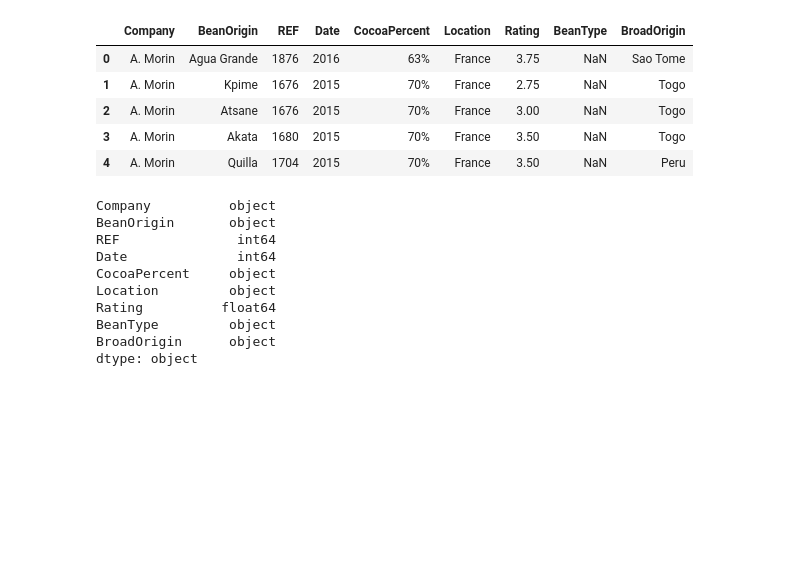
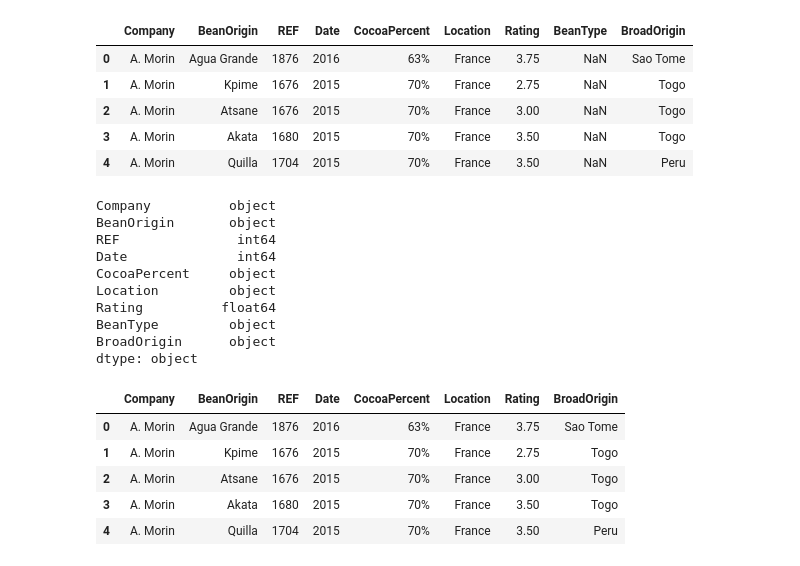
Before and after one commit to greeeneg/final-project, a Jupyter notebook: Cleaned Final Project .ipynb, the cells around one changed output. Saved outputs shown, nothing was run; the diff lists cells and outputs as text; code cells hidden in the pictures; blank space fills up the shorter version.

```diff
--- a/Cleaned Final Project .ipynb
+++ b/Cleaned Final Project .ipynb
@@ -189,0 +188,9 @@ Chco
+# %%
+ChocolateClean.head()
+# %% [output]
+|  | Company | BeanOrigin | REF | Date | CocoaPercent | Location | Rating | BroadOrigin |
+| 0 | A. Morin | Agua Grande | 1876 | 2016 | 63% | France | 3.75 | Sao Tome |
+| 1 | A. Morin | Kpime | 1676 | 2015 | 70% | France | 2.75 | Togo |
+| 2 | A. Morin | Atsane | 1676 | 2015 | 70% | France | 3.00 | Togo |
+| 3 | A. Morin | Akata | 1680 | 2015 | 70% | France | 3.50 | Togo |
+| 4 | A. Morin | Quilla | 1704 | 2015 | 70% | France | 3.50 | Peru |
```
Also changed, not shown: parts of 24 cells of this notebook.
